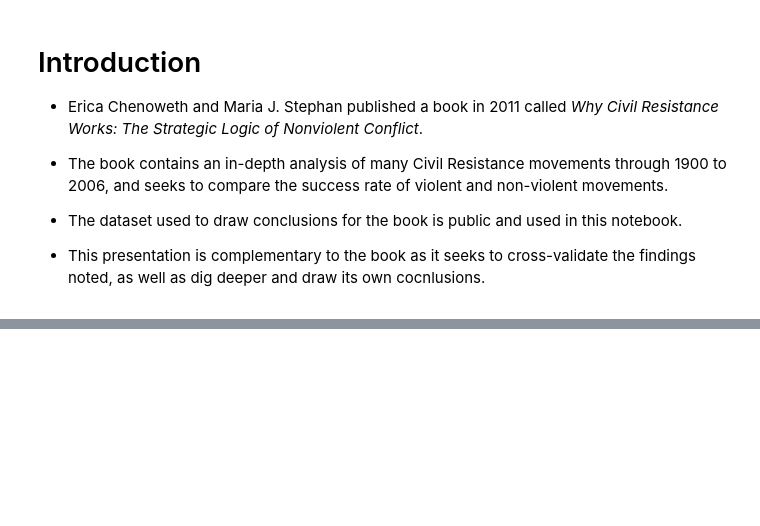
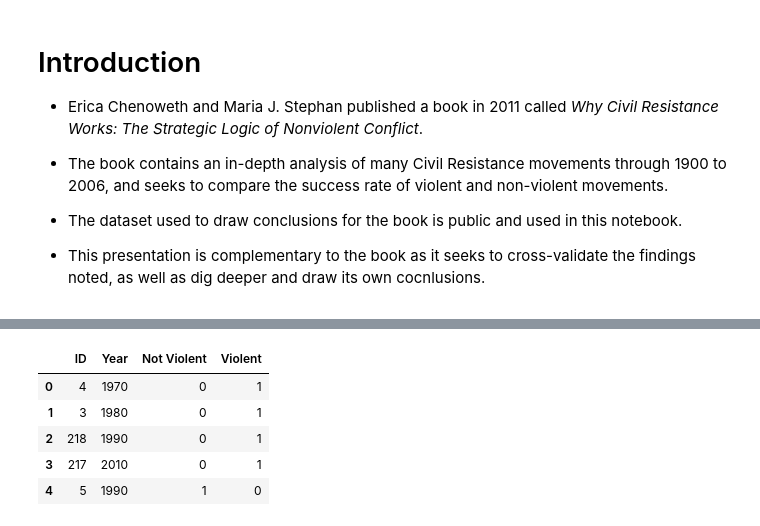
Before and after one commit to Mike-gag/WhyCivilResistanceWorks, a Jupyter notebook: WhyCivilResistanceWorks_gaganis_8200234.ipynb, the cells around one changed output, grey strips where cells are left out. Cells and saved outputs as stored; diff of their text form; code cells hidden in the pictures; blank space fills up the shorter version.

```diff
--- a/WhyCivilResistanceWorks_gaganis_8200234.ipynb
+++ b/WhyCivilResistanceWorks_gaganis_8200234.ipynb
@@ -97,0 +123,15 @@ polity_data.head(5)
+# %%
+rounded_down_data = pd.DataFrame({
+    'ID': navco_data['NAVCO ID'],
+    'Year': (10 * (navco_data['EYEAR'] // 10)),
+    'Not Violent': navco_data['NONVIOL'],
+    'Violent': navco_data['VIOL']
+})
+rounded_down_data.head()
+# %% [output]
+|  | ID | Year | Not Violent | Violent |
+| 0 | 4 | 1970 | 0 | 1 |
+| 1 | 3 | 1980 | 0 | 1 |
+| 2 | 218 | 1990 | 0 | 1 |
+| 3 | 217 | 2010 | 0 | 1 |
+| 4 | 5 | 1990 | 1 | 0 |
```
Also changed, not shown: parts of 14 cells of this notebook, 1 other file.
